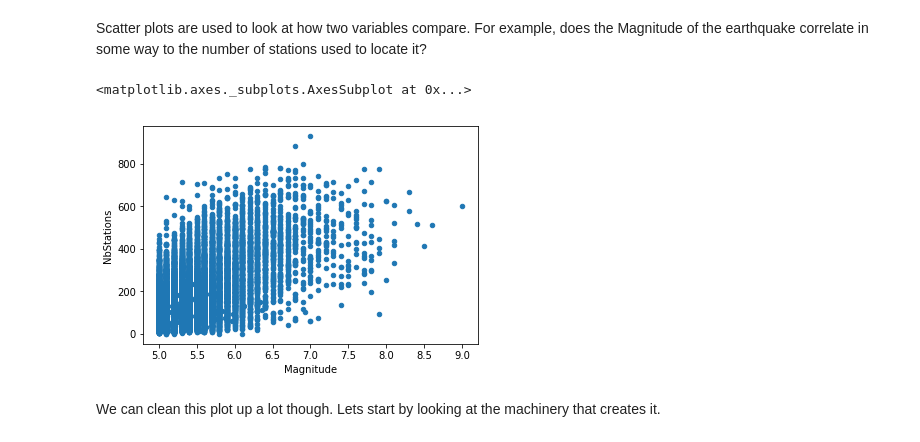
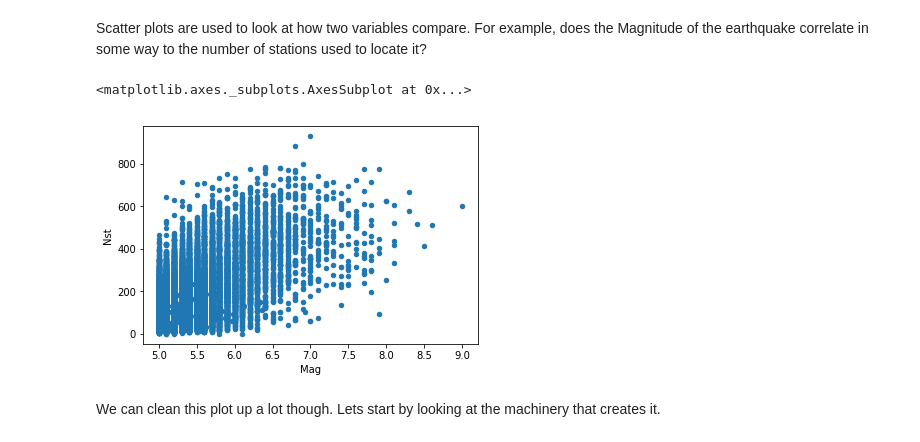
Before and after one commit to mnky9800n/Python-course-materials-for-seismology-students, a Jupyter notebook: example_notebooks/Introduction to scatter plots and histograms.ipynb, the cells around one changed output. Drawn from its saved outputs; the diff is of its cells as text; code cells hidden in the pictures.

```diff
--- a/example_notebooks/Introduction to scatter plots and histograms.ipynb
+++ b/example_notebooks/Introduction to scatter plots and histograms.ipynb
@@ -9,7 +9,7 @@ The catalog provided is for magnitude >= 5 events occurring between 2002 and 201
 import pandas as pd
 # %%
 # read the data, set space delimiter, and get rid of the dash line in 1st line after header
-df = pd.read_csv('data/anss.csv')
+df = pd.read_csv('data/anss.csv', delim_whitespace=True, skiprows=[1])
 # %%
 df.head()
 # %% [output]
@@ -45,10 +45,10 @@ df.describe()
 # %% [markdown]
 Scatter plots are used to look at how two variables compare. For example, does the Magnitude of the earthquake correlate in some way to the number of stations used to locate it?
 # %%
-df.plot(kind='scatter', x='Magnitude', y='NbStations')
+df.plot(kind='scatter', x='Mag', y='Nst')
 # %% [output]
 <matplotlib.axes._subplots.AxesSubplot at 0x...>
-[figure, old version]
+[figure, new version]
 # %% [markdown]
 We can clean this plot up a lot though. Lets start by looking at the machinery that creates it.
 # %%
```
Also changed, not shown: parts of 10 cells of this notebook, 12 other files.
